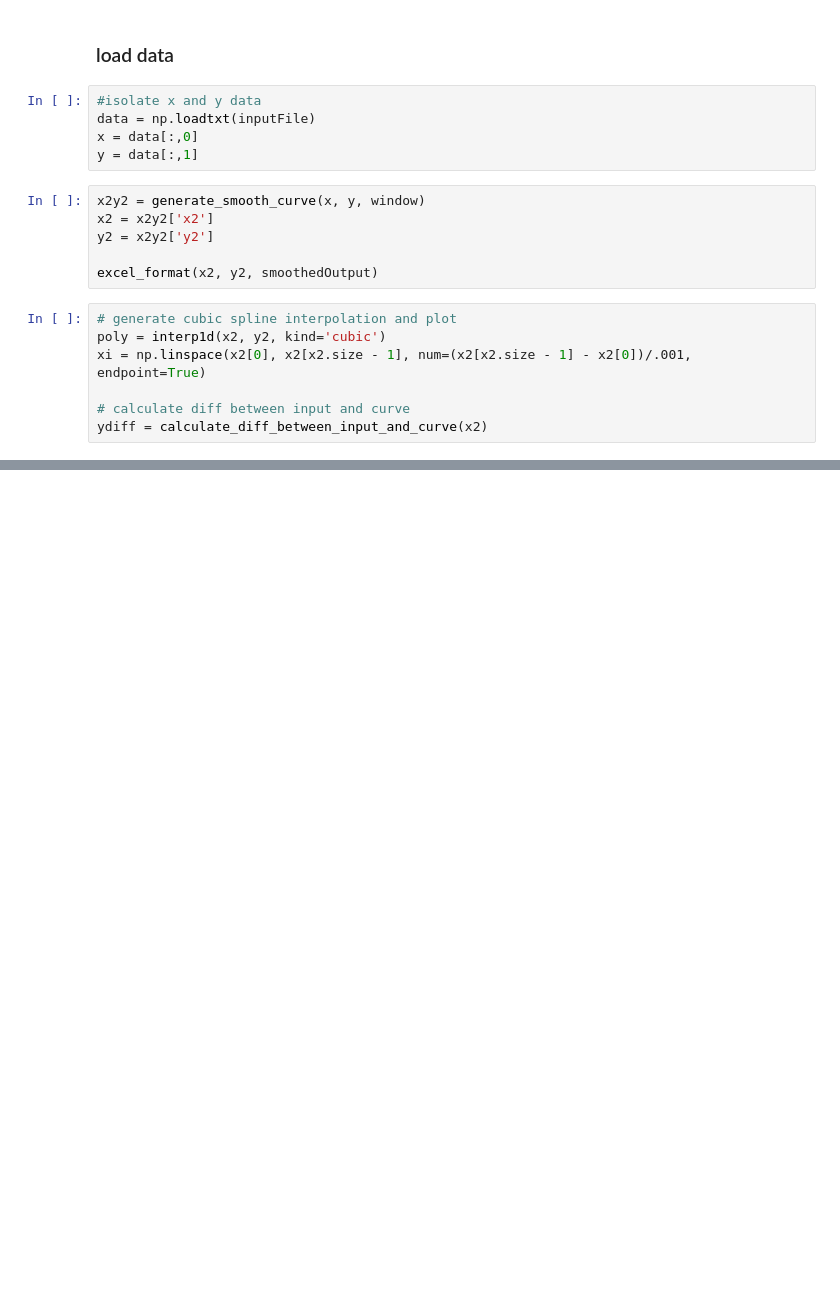
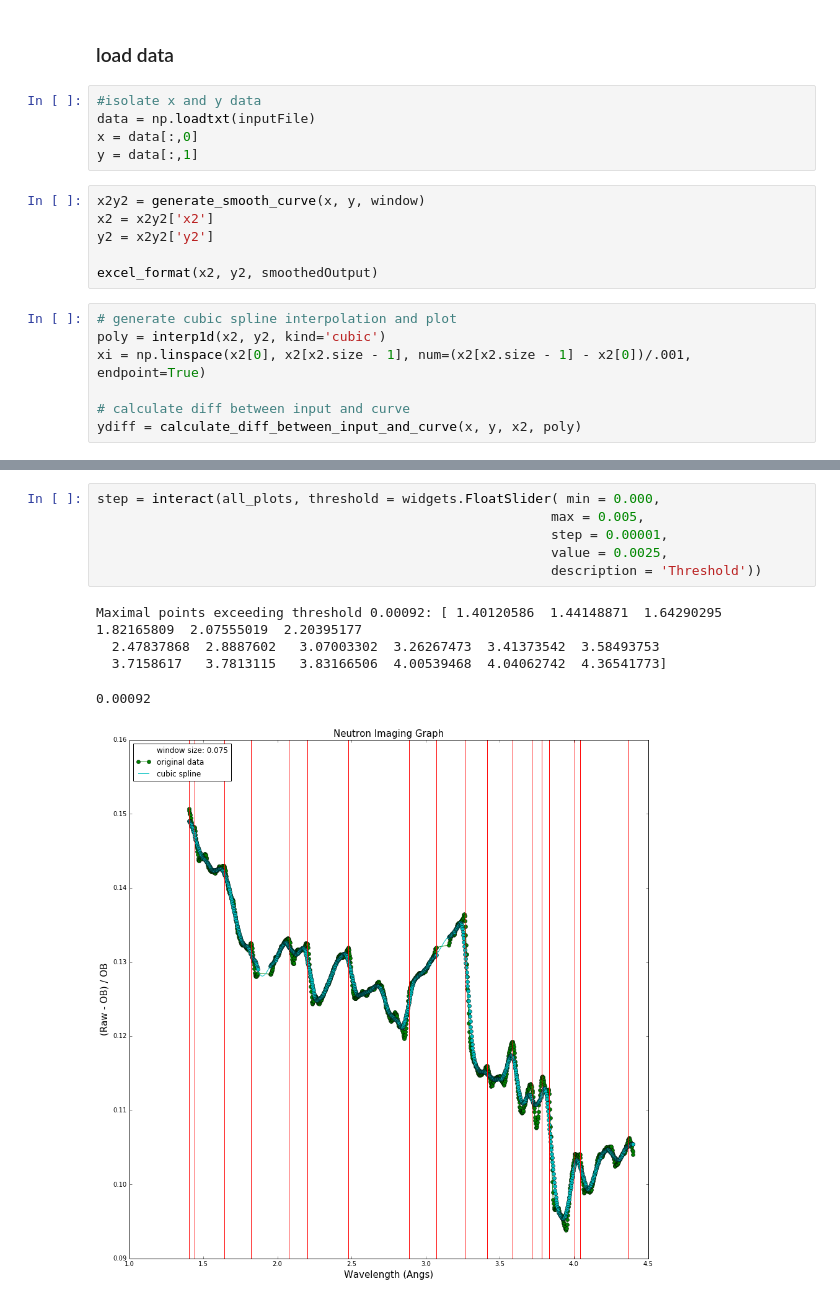
Before and after one commit to selimabd/ORNL, a Jupyter notebook: Algo2_v3.ipynb, the cells around one changed output, grey strips where cells are left out. Saved outputs shown, nothing was run; the diff lists cells and outputs as text; blank space fills up the shorter version.

```diff
--- a/Algo2_v3.ipynb
+++ b/Algo2_v3.ipynb
@@ -38,4 +41,4 @@ poly = interp1d(x2, y2, kind='cubic')
 xi = np.linspace(x2[0], x2[x2.size - 1], num=(x2[x2.size - 1] - x2[0])/.001, endpoint=True)
 
 # calculate diff between input and curve
-ydiff = calculate_diff_between_input_and_curve(x2)
+ydiff = calculate_diff_between_input_and_curve(x, y, x2, poly)
@@ -72,0 +68,12 @@ plt.show()
+# %%
+step = interact(all_plots, threshold = widgets.FloatSlider( min = 0.000,
+                                                          max = 0.005,
+                                                          step = 0.00001,
+                                                          value = 0.0025,
+                                                          description = 'Threshold'))
+# %% [output]
+Maximal points exceeding threshold 0.00092: [ 1.40120586  1.44148871  1.64290295  1.82165809  2.07555019  2.20395177
+  2.47837868  2.8887602   3.07003302  3.26267473  3.41373542  3.58493753
+  3.7158617   3.7813115   3.83166506  4.00539468  4.04062742  4.36541773]
+0.00092
+[figure, added]
```
Also changed, not shown: parts of 3 cells of this notebook, 1 other file.
